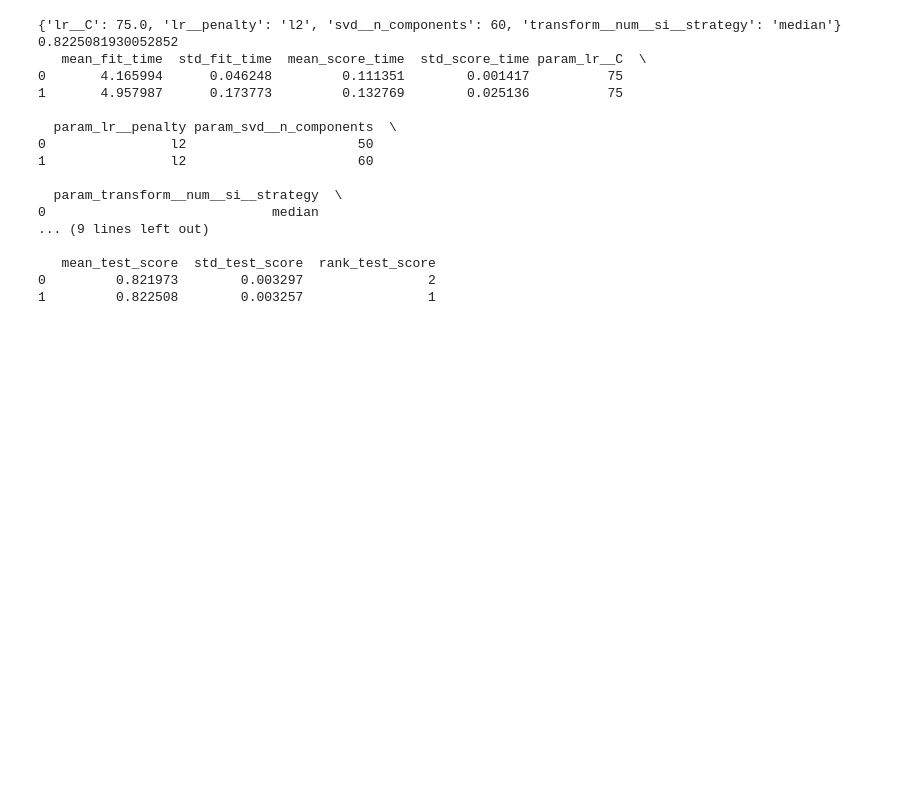
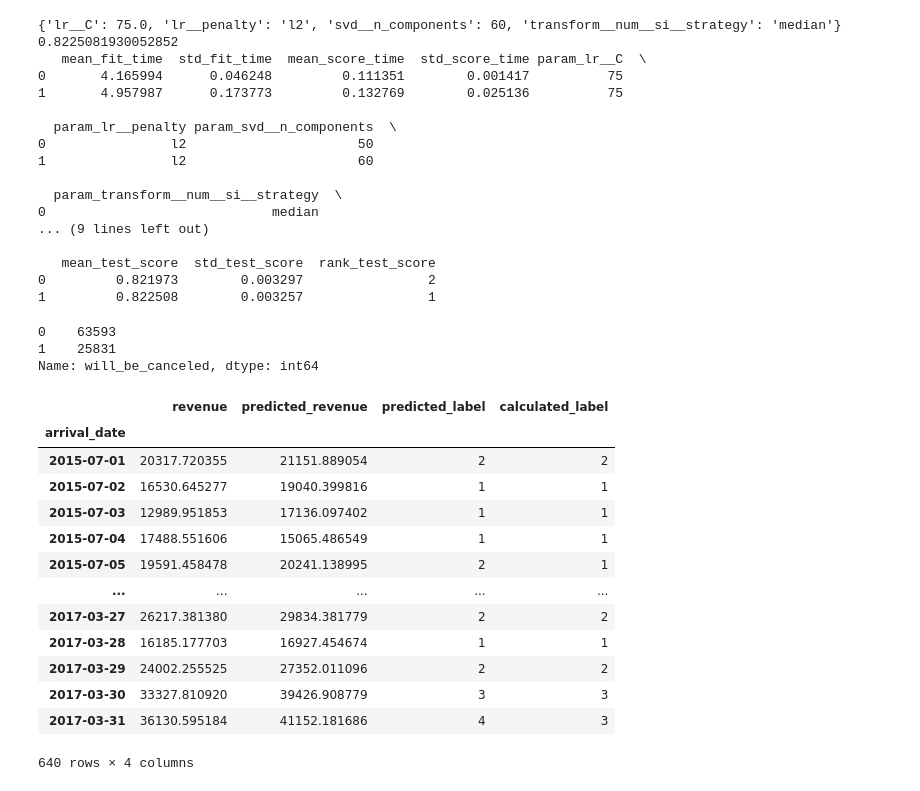
Before and after one commit to bird-cat/Hotel-revenue-prediction, a Jupyter notebook: train_model.ipynb, the cells around one changed output. Drawn from its saved outputs; the diff is of its cells as text; code cells hidden in the pictures; blank space fills up the shorter version.

```diff
--- a/train_model.ipynb
+++ b/train_model.ipynb
@@ -208,0 +203,34 @@ print(pd.DataFrame(gs.cv_results_))
+# %%
+will_be_canceled = pd.Series(will_be_canceled)
+
+train_df['will_be_canceled'] = will_be_canceled
+
+train_df['will_be_canceled'].value_counts()
+# %% [output]
+0    63593
+1    25831
+Name: will_be_canceled, dtype: int64
+# %%
+monthMap = {'January':'1', 'February':'2', 'March':'3',\
+            'April':'4', 'May':'5', 'June':'6',\
+            'July':'7', 'August':'8', 'September':'9',\
+            'October':'10', 'November':'11', 'December':'12'}
+def getArrivalDate(row):
+    return pd.to_datetime(str(row.arrival_date_year) + '-' + monthMap[row.arrival_date_month] + '-' + str(row.arrival_date_day_of_month))
+
+def getRevenue(row):
+    if row.is_canceled:
+        return 0
+    return row.expected_cost
+
+def predictRevenue(row):
+    if row.will_be_canceled:
+        return 0
+    return row.expected_cost
+# %%
+# Post process
+train_df['arrival_date'] = train_df.apply(getArrivalDate, axis=1)
+train_df['predicted_revenue'] = train_df.apply(predictRevenue, axis=1)
+# %%
+# Aggregate by date
+daily_revenue_df = train_df.groupby(['arrival_date']).agg({'revenue':'sum', 'predicted_revenue':'sum'})
@@ -208,0 +242,17 @@ print(pd.DataFrame(gs.cv_results_))
+# %%
+daily_revenue_df
+# %% [output]
+|  | revenue | predicted_revenue | predicted_label | calculated_label |
+| arrival_date |  |  |  |  |
+| 2015-07-01 | 20317.720355 | 21151.889054 | 2 | 2 |
+| 2015-07-02 | 16530.645277 | 19040.399816 | 1 | 1 |
+| 2015-07-03 | 12989.951853 | 17136.097402 | 1 | 1 |
+| 2015-07-04 | 17488.551606 | 15065.486549 | 1 | 1 |
+| 2015-07-05 | 19591.458478 | 20241.138995 | 2 | 1 |
+| ... | ... | ... | ... | ... |
+| 2017-03-27 | 26217.381380 | 29834.381779 | 2 | 2 |
+| 2017-03-28 | 16185.177703 | 16927.454674 | 1 | 1 |
+| 2017-03-29 | 24002.255525 | 27352.011096 | 2 | 2 |
+| 2017-03-30 | 33327.810920 | 39426.908779 | 3 | 3 |
+| 2017-03-31 | 36130.595184 | 41152.181686 | 4 | 3 |
+640 rows × 4 columns
```
Also changed, not shown: parts of 26 cells of this notebook.
